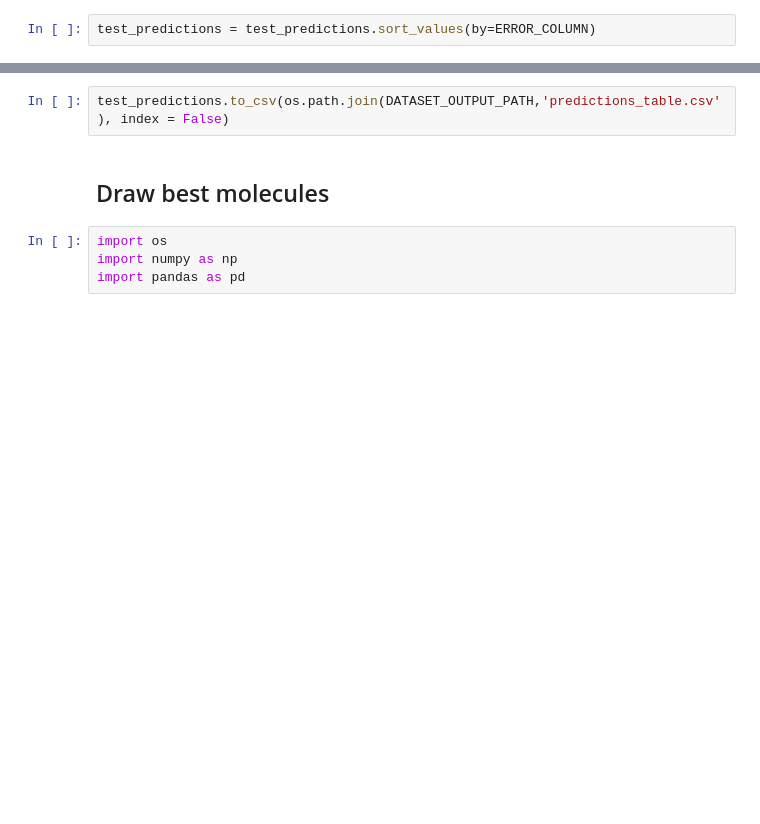
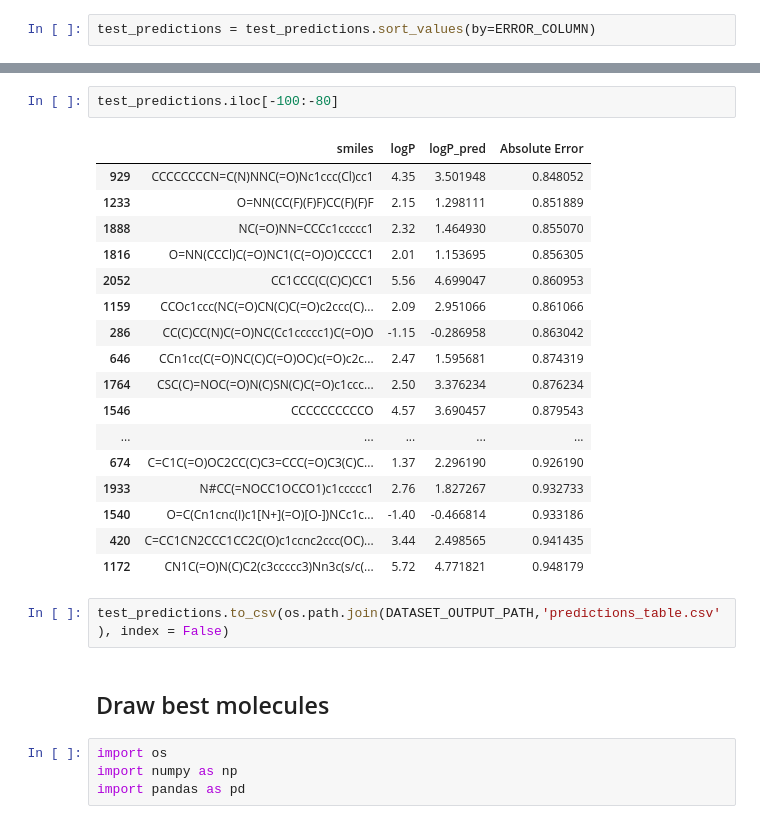
Before and after one commit to VEK239/StructGNN-lipophilicity, a Jupyter notebook: notebooks/baselines/dmpnn/2_get_worst_and_best_predictions.ipynb, the cells around one changed output, grey strips where cells are left out. Cells and saved outputs as stored; diff of their text form; blank space fills up the shorter version.

```diff
--- a/notebooks/baselines/dmpnn/2_get_worst_and_best_predictions.ipynb
+++ b/notebooks/baselines/dmpnn/2_get_worst_and_best_predictions.ipynb
@@ -358,3 +369,23 @@ test_predictions
+# %%
+test_predictions.iloc[-100:-80]
+# %% [output]
+|  | smiles | logP | logP_pred | Absolute Error |
+| 929 | CCCCCCCCN=C(N)NNC(=O)Nc1ccc(Cl)cc1 | 4.35 | 3.501948 | 0.848052 |
+| 1233 | O=NN(CC(F)(F)F)CC(F)(F)F | 2.15 | 1.298111 | 0.851889 |
+| 1888 | NC(=O)NN=CCCc1ccccc1 | 2.32 | 1.464930 | 0.855070 |
+| 1816 | O=NN(CCCl)C(=O)NC1(C(=O)O)CCCC1 | 2.01 | 1.153695 | 0.856305 |
+| 2052 | CC1CCC(C(C)C)CC1 | 5.56 | 4.699047 | 0.860953 |
+| 1159 | CCOc1ccc(NC(=O)CN(C)C(=O)c2ccc(C)... | 2.09 | 2.951066 | 0.861066 |
+| 286 | CC(C)CC(N)C(=O)NC(Cc1ccccc1)C(=O)O | -1.15 | -0.286958 | 0.863042 |
+| 646 | CCn1cc(C(=O)NC(C)C(=O)OC)c(=O)c2c... | 2.47 | 1.595681 | 0.874319 |
+| 1764 | CSC(C)=NOC(=O)N(C)SN(C)C(=O)c1ccc... | 2.50 | 3.376234 | 0.876234 |
+| 1546 | CCCCCCCCCCO | 4.57 | 3.690457 | 0.879543 |
+| ... | ... | ... | ... | ... |
+| 674 | C=C1C(=O)OC2CC(C)C3=CCC(=O)C3(C)C... | 1.37 | 2.296190 | 0.926190 |
+| 1933 | N#CC(=NOCC1OCCO1)c1ccccc1 | 2.76 | 1.827267 | 0.932733 |
+| 1540 | O=C(Cn1cnc(I)c1[N+](=O)[O-])NCc1c... | -1.40 | -0.466814 | 0.933186 |
+| 420 | C=CC1CN2CCC1CC2C(O)c1ccnc2ccc(OC)... | 3.44 | 2.498565 | 0.941435 |
+| 1172 | CN1C(=O)N(C)C2(c3ccccc3)Nn3c(s/c(... | 5.72 | 4.771821 | 0.948179 |
 # %%
 test_predictions.to_csv(os.path.join(DATASET_OUTPUT_PATH,'predictions_table.csv'), index = False)
 # %% [markdown]
```
Also changed, not shown: parts of 6 cells of this notebook, 15 other files.
